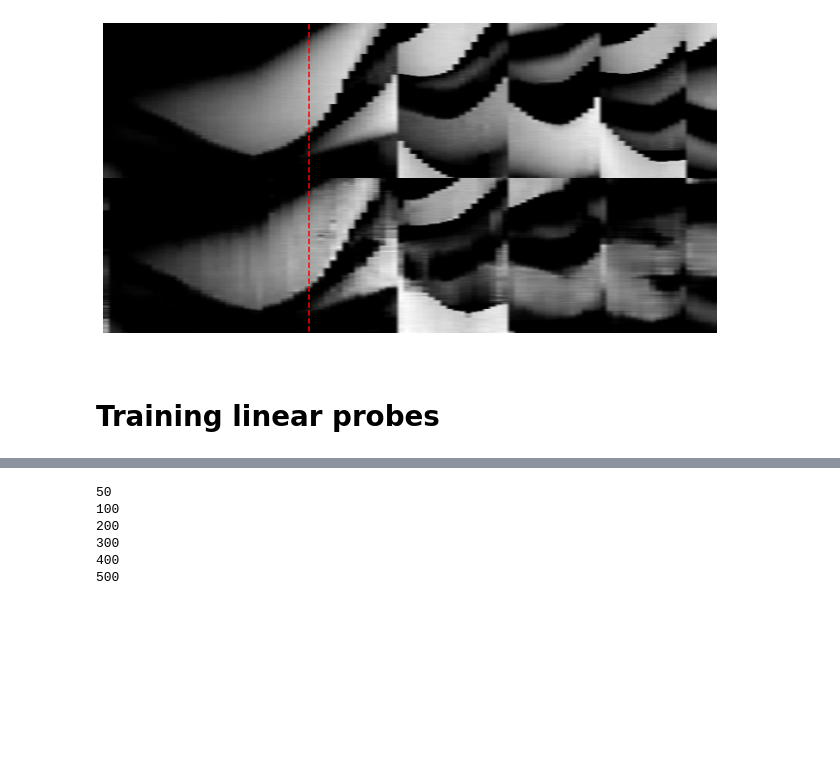
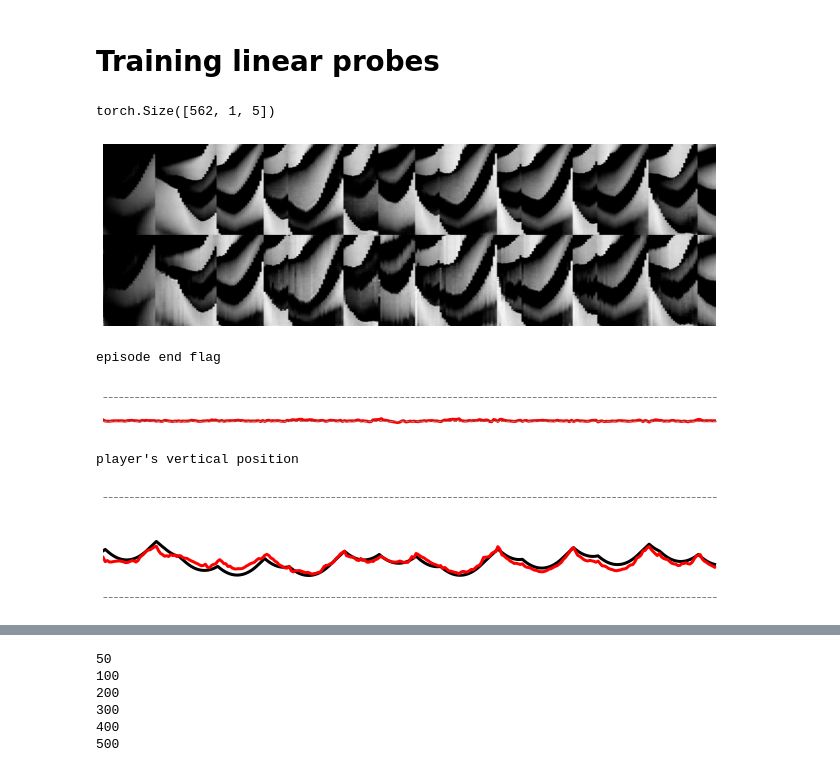
Before and after one commit to azaho/flappydream, a Jupyter notebook: RNN_analysis.ipynb, the cells around one changed output, grey strips where cells are left out. Cells and saved outputs as stored; diff of their text form; code cells hidden in the pictures; blank space fills up the shorter version.

```diff
--- a/RNN_analysis.ipynb
+++ b/RNN_analysis.ipynb
@@ -175,16 +202,0 @@ for t in range(midline, num_timesteps-1):
-# %%
-z_values_rec = torch.cat(out_z_t_store, dim=1)
-img_rec = vae_model.decode(z_values_rec)[innerbatch_i].cpu().detach().numpy()[:max_timestep]
-img_real = vae_model.decode(z_values[:, 1:])[innerbatch_i].cpu().detach().numpy()[:max_timestep]
-
-img = np.concatenate([img_real.T, img_rec.T])
-
-# Display the barcode tensor as an image using Matplotlib
-plt.figure(figsize=(9, 5))  # Adjust the figure size as needed
-plt.imshow(img, cmap='binary', aspect='auto')
-plt.plot([midline, midline], [0, 360], "r--")
-plt.axis('off')
-plt.tight_layout()
-plt.show()
-# %% [output]
-[figure, removed]
@@ -199,0 +218,4 @@ def sample_z_from_mdn_output(pi, mu, sigma):
+# %%
+z_pred_store[0][0].shape
+# %% [output]
+torch.Size([562, 1, 5])
@@ -199,0 +258,59 @@ def sample_z_from_mdn_output(pi, mu, sigma):
+# %%
+def show_sv_curves(sv_i, episode_i):
+    decoder = best_decoders[sv_i]
+
+    sv = state_vars[episode_i, :max_show_timestep, sv_i]
+    sv_pred = decoder(y_store[episode_i, :max_show_timestep, :]).detach().numpy()
+
+    print(config.state_variables_names[sv_i])
+    plt.figure(figsize=(9, 2))
+    plt.plot(sv, "-", color="black", linewidth=3)
+    #plt.plot(sv_pred-np.mean(sv_pred), "-", color="red", linewidth=3)
+    plt.plot(sv_pred, "-", color="red", linewidth=3)
+    plt.plot([0, max_show_timestep], [0, 0], "--", color="gray", linewidth=1)
+    plt.plot([0, max_show_timestep], [1, 1], "--", color="gray", linewidth=1)
+    #plt.ylim(-.1, 1.1)
+    plt.xlim(0, max_show_timestep)
+    plt.axis('off')
+    plt.tight_layout()
+    plt.show()
+# %%
+episode_i = 20
+max_show_timestep = 300
+
+img_rec, img_real = make_images(z_pred_store, episode_i)
+img = np.concatenate([img_real[:max_show_timestep].T, img_rec[:max_show_timestep].T])
+# Display the barcode tensor as an image using Matplotlib
+plt.figure(figsize=(9, 3))  # Adjust the figure size as needed
+plt.imshow(img, cmap='binary', aspect='auto')
+if cutoff_t is not None:
+    plt.plot([cutoff_t, cutoff_t], [-1000, 1000], "r--", linewidth=3)
+plt.axis('off')
+plt.ylim(360, 0)
+plt.xlim(0, max_show_timestep)
+plt.tight_layout()
+plt.show()
+
+# show end flag over time
+print("episode end flag")
+plt.figure(figsize=(9, 1))
+plt.plot(ef_store[episode_i, :max_show_timestep].reshape(-1).detach().cpu().numpy(),
+        "-", color="red", linewidth=3)
+plt.plot([0, max_show_timestep], [0, 0], "--", color="gray", linewidth=1)
+plt.plot([0, max_show_timestep], [1, 1], "--", color="gray", linewidth=1)
+plt.ylim(-.3, 1.3)
+plt.xlim(0, max_show_timestep)
+plt.axis('off')
+plt.tight_layout()
+plt.show()
+
+################################
+
+for i in [9]:
+    show_sv_curves(i, episode_i)
+# %% [output]
+[figure, added]
+episode end flag
+[figure, added]
+player's vertical position
+[figure, added]
```
Also changed, not shown: parts of 33 cells of this notebook, 5 other files.
